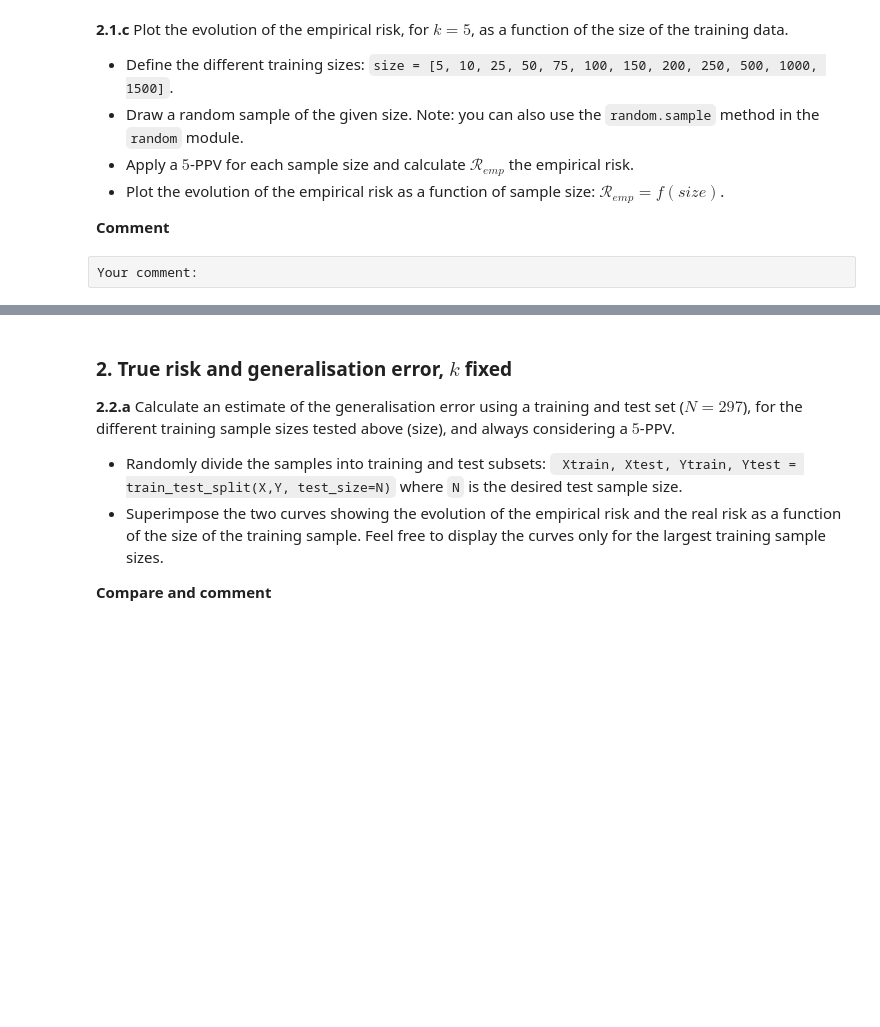
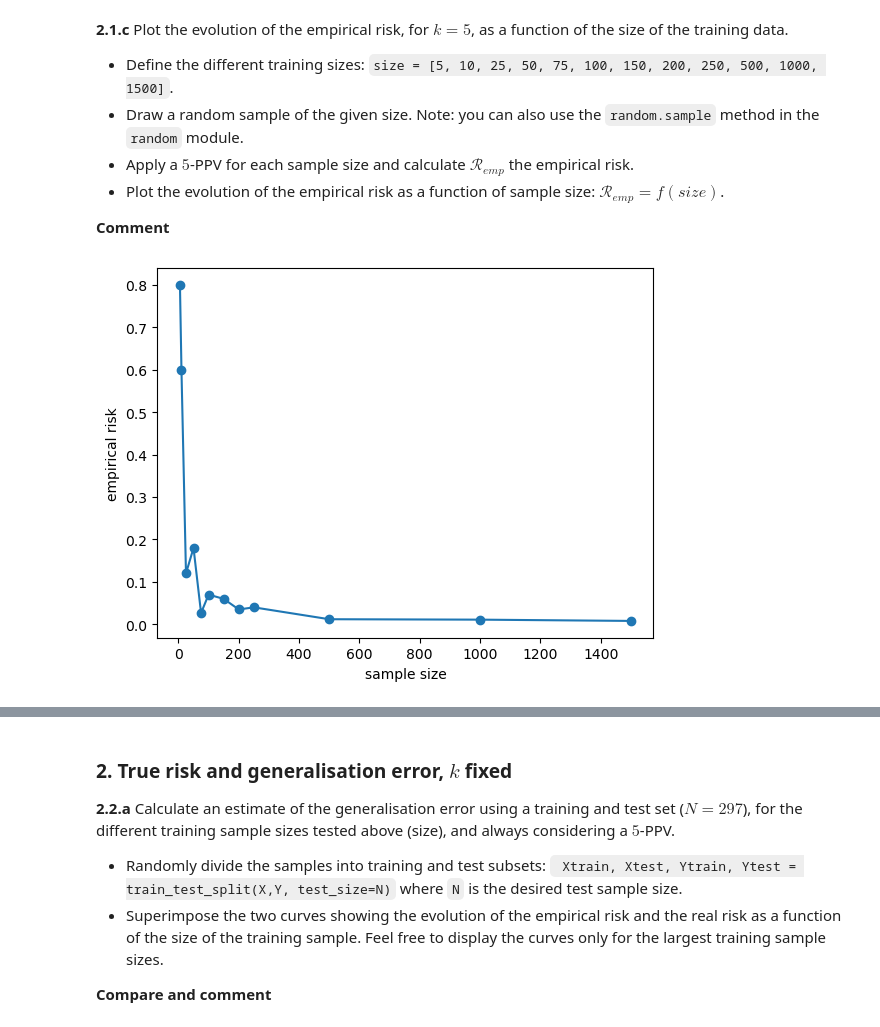
Before and after one commit to Ethel-Ogallo/UBS_ML, a Jupyter notebook: Labs/TP-modelSelection.ipynb, the cells around one changed output, grey strips where cells are left out. Drawn from its saved outputs; the diff is of its cells as text; code cells hidden in the pictures; blank space fills up the shorter version.

```diff
--- a/Labs/TP-modelSelection.ipynb
+++ b/Labs/TP-modelSelection.ipynb
@@ -117,2 +149,34 @@ Note: you can also use the `random.sample` method in the `random` module.
-# %% [raw]
-Your comment:
+# %%
+size = [5, 10, 25, 50, 75, 100, 150, 200, 250, 500, 1000, 1500]
+
+# set seed
+random.seed(0)
+
+# empty list to store empiric risk
+errors = []
+
+for s in size:
+    # select random sample of size s
+    subset_indices = random.sample(range(len(X)), s)
+    X_subset = X[subset_indices]
+    Y_subset = Y[subset_indices]
+
+    # model fit
+    knn = KNeighborsClassifier(n_neighbors=5)
+    knn.fit(X_subset, Y_subset)
+    y_subset_pred = knn.predict(X_subset)
+
+    # error rate
+    OA = accuracy_score(Y_subset, y_subset_pred)
+    error_rate = 1 - OA
+    errors.append(error_rate)
+
+
+# plot empirical risk as a function of sample size
+plt.figure()
+plt.plot(size, errors, marker='o')
+plt.xlabel('sample size')
+plt.ylabel('empirical risk')
+plt.show()
+# %% [output]
+[figure, added]
```
Also changed, not shown: parts of 46 cells of this notebook.
